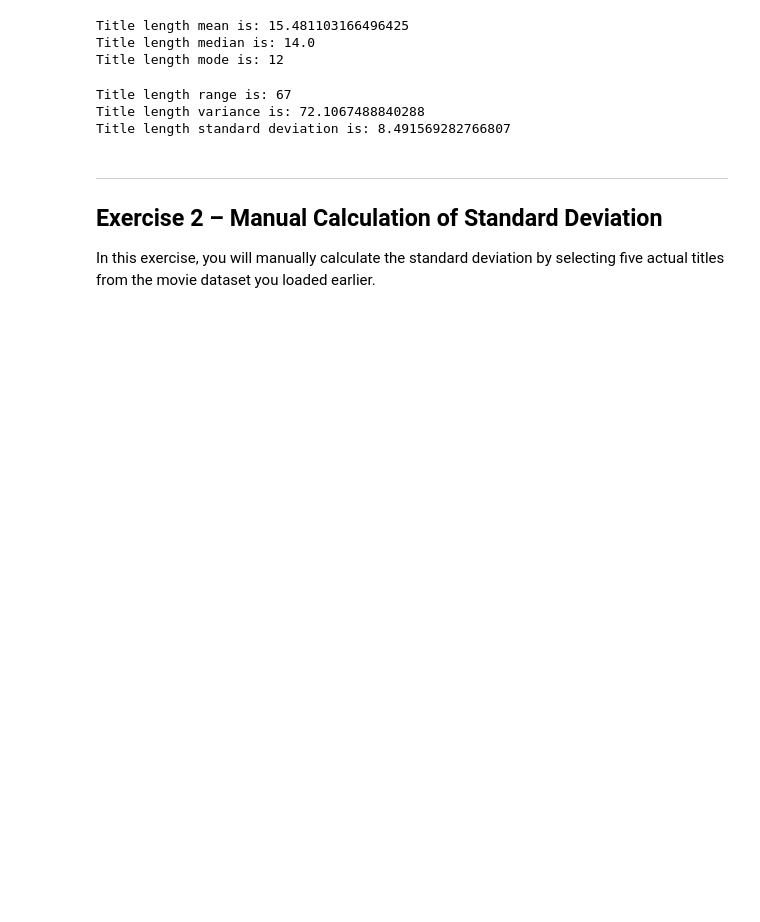
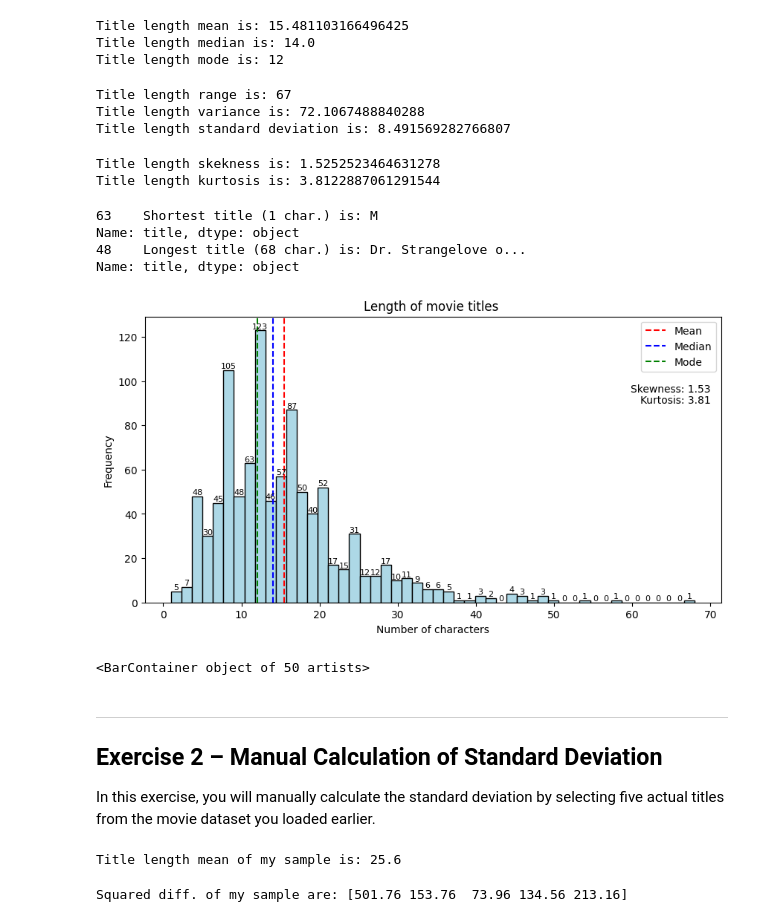
Before and after one commit to cbadil12/descriptive-statistics-exercises-project-with-python, a Jupyter notebook: notebook/problems.ipynb, the cells around one changed output. Drawn from its saved outputs; the diff is of its cells as text; code cells hidden in the pictures; blank space fills up the shorter version.

```diff
--- a/notebook/problems.ipynb
+++ b/notebook/problems.ipynb
@@ -81,10 +81,52 @@ Title length variance is: 72.1067488840288
 Title length standard deviation is: 8.491569282766807
 # %%
 # Calculate skewness and kurtosis of the 'title_length' column
+
+# Skewness
+title_length_skew=df["title_length"].skew()
+
+# Kurtosis
+title_length_kurt=df["title_length"].kurtosis()
+
+print("Title length skekness is: " + str(title_length_skew))
+print("Title length kurtosis is: " + str(title_length_kurt))
+# %% [output]
+Title length skekness is: 1.5252523464631278
+Title length kurtosis is: 3.8122887061291544
 # %%
 # Print the shortest and longest title based on their length
+
+shortest_title=df["title"].loc[df["title_length"]==title_length_min]
+longest_title=df["title"].loc[df["title_length"]==title_length_max]
+
+print("Shortest title (" + str(title_length_min)+ " char.) is: " + shortest_title)
+print("Longest title (" + str(title_length_max)+ " char.) is: " + longest_title)
+# %% [output]
+63    Shortest title (1 char.) is: M
+Name: title, dtype: object
+48    Longest title (68 char.) is: Dr. Strangelove o...
+Name: title, dtype: object
 # %%
-# plot your results
+# Plot your results
+plt.figure(figsize=(10,5))
+values, bins, bars = plt.hist(df["title_length"], bins=50, edgecolor="black", color="lightblue")
+
+plt.axvline(title_length_mean, color="red", linestyle="--", label="Mean")
+plt.axvline(title_length_median, color="blue", linestyle="--", label="Median")
+plt.axvline(title_length_mode[0], color="green", linestyle="--", label="Mode")
+plt.bar_label(bars, fontsize=8, color="black")
+plt.text(70,95,"Skewness: " + str(round(title_length_skew,2)), ha="right")
+plt.text(70,90,"Kurtosis: " + str(round(title_length_kurt,2)), ha="right")
+plt.xlabel("Number of characters")
+plt.ylabel("Frequency")
+plt.title("Length of movie titles ")
+plt.legend()
+plt.legend()
+plt.show()
+bars
+# %% [output]
+[figure, added]
+<BarContainer object of 50 artists>
 # %% [markdown]
 ---
 
@@ -96,6 +142,22 @@ In this exercise, you will manually calculate the standard deviation by selectin
 # %%
 # Calculate the mean of the 5 values
+total=0
+for x in my_list:
+    total = total + x
+my_mean=total/sample_length
+
+print("Title length mean of my sample is: " + str(my_mean))
+# %% [output]
+Title length mean of my sample is: 25.6
 # %%
 # Calculate the squared differences with respect to the mean
+my_squared_diff=[]
+for x in my_list:
+    my_squared_diff.append((x-my_mean)**2)
+my_squared_diff=np.array(my_squared_diff)
+
+print("Squared diff. of my sample are: " + str(my_squared_diff))
+# %% [output]
+Squared diff. of my sample are: [501.76 153.76  73.96 134.56 213.16]
 # %%
 # Calculate the variance (average of the squared differences) and its square root to obtain the standard deviation
```
Also changed, not shown: parts of 2 cells of this notebook.
